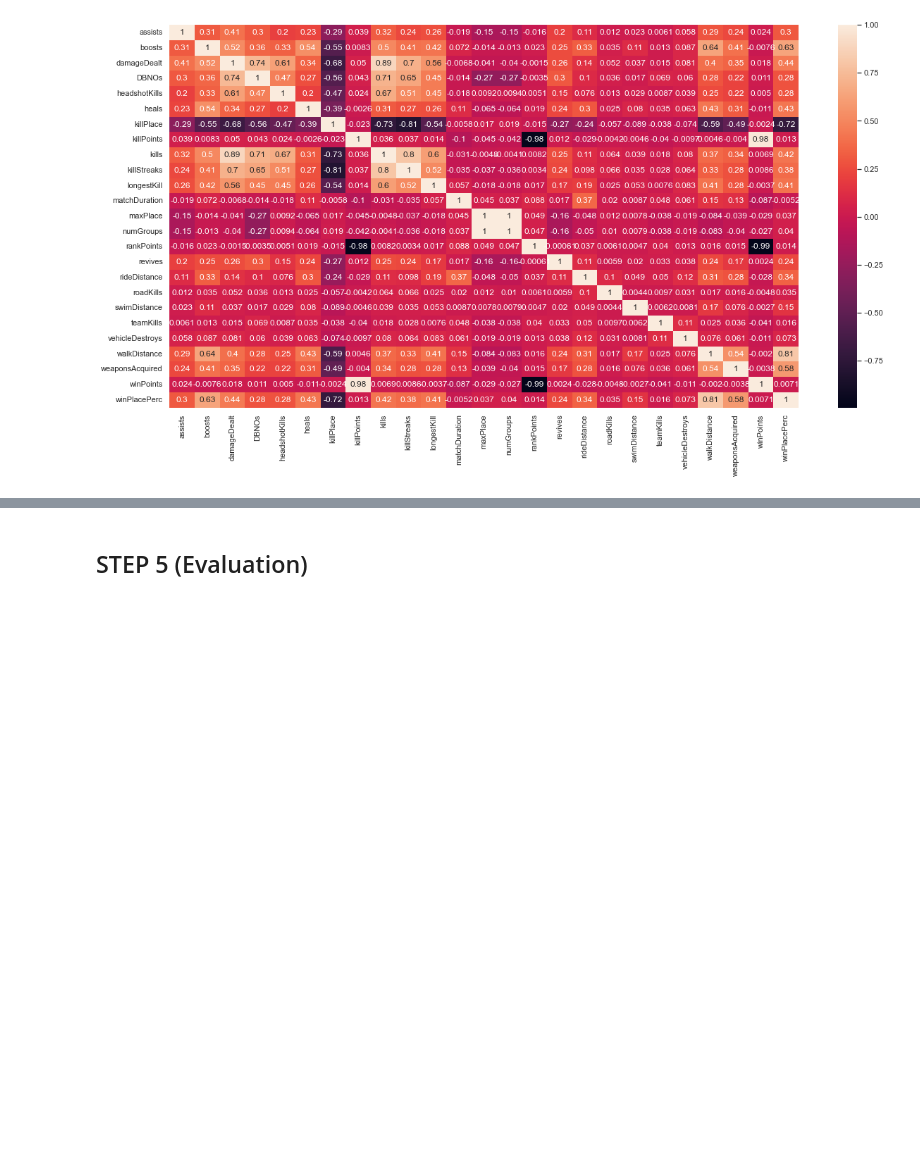
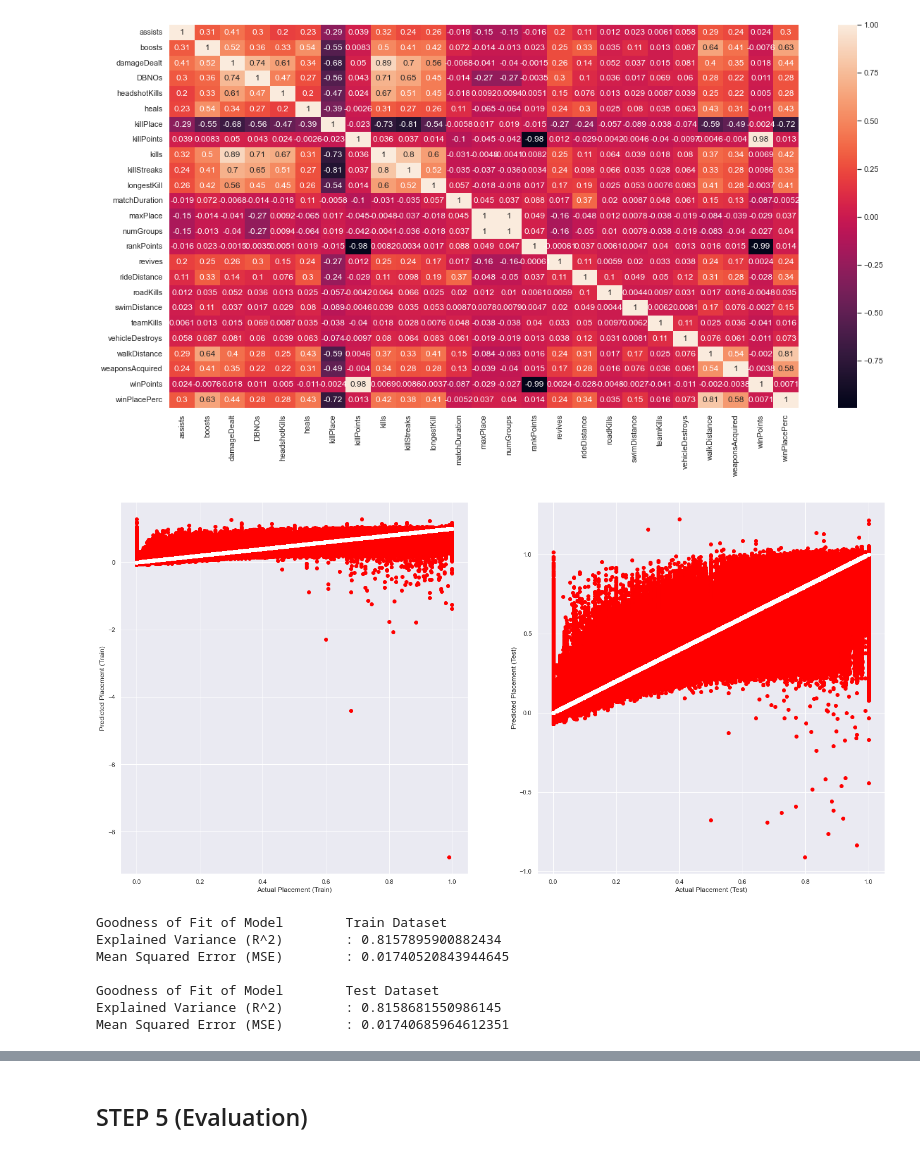
Before and after one commit to yehezkielermanto/AnalysisPUBGDataMining, a Jupyter notebook: AnalysisPUBG.ipynb, the cells around one changed output, grey strips where cells are left out. Drawn from its saved outputs; the diff is of its cells as text; code cells hidden in the pictures; blank space fills up the shorter version.

```diff
--- a/AnalysisPUBG.ipynb
+++ b/AnalysisPUBG.ipynb
@@ -214,3 +214,56 @@ sb.heatmap(df.corr(), annot=True)
 # %% [output]
 <AxesSubplot:>
 [figure]
+# %%
+from sklearn.metrics import mean_squared_error
+from sklearn.metrics import r2_score
+from sklearn.model_selection import train_test_split
+from sklearn.linear_model import LinearRegression
+from sklearn.preprocessing import PolynomialFeatures
+from numpy.polynomial.polynomial import polyfit
+
+columns = df[['boosts', 'killPlace','walkDistance', 'weaponsAcquired',]]
+
+X = columns
+y = df['winPlacePerc']
+split_size = 0.25
+
+X_train, X_test,y_train,y_test= train_test_split(X, y, test_size = split_size)
+
+poly = PolynomialFeatures(degree=2)
+linreg = LinearRegression()
+linreg.fit(poly.fit_transform(X_train), y_train)
+y_pred_train = linreg.predict(poly.fit_transform(X_train))
+y_pred_test = linreg.predict(poly.fit_transform(X_test))
+# %%
+f, axes = plt.subplots(1, 2, figsize=(24, 12))
+axes[0].scatter(y_train, y_pred_train, color='red')
+axes[0].scatter(y_train, y_train, color='white')
+axes[0].set_xlabel("Actual Placement (Train)")
+axes[0].set_ylabel("Predicted Placement (Train)")
+axes[1].scatter(y_test, y_pred_test,color='red')
+axes[1].scatter(y_test, y_test,color='white')
+axes[1].set_xlabel("Actual Placement (Test)")
+axes[1].set_ylabel("Predicted Placement (Test)")
+
+plt.show()
+
+# Check the Goodness of Fit (on Train Data)
+print("Goodness of Fit of Model \tTrain Dataset")
+print("Explained Variance (R^2) \t:", linreg.score(poly.fit_transform(X_train), y_train))
+print("Mean Squared Error (MSE) \t:", mean_squared_error(y_train, y_pred_train))
+print()
+
+# Check the Goodness of Fit (on Test Data)
+print("Goodness of Fit of Model \tTest Dataset")
+print("Explained Variance (R^2) \t:", linreg.score(poly.fit_transform(X_test), y_test))
+print("Mean Squared Error (MSE) \t:", mean_squared_error(y_test, y_pred_test))
+# %% [output]
+[figure, added]
+Goodness of Fit of Model        Train Dataset
+Explained Variance (R^2)        : 0.8157895900882434
+Mean Squared Error (MSE)        : 0.01740520843944645
+
+Goodness of Fit of Model        Test Dataset
+Explained Variance (R^2)        : 0.8158681550986145
+Mean Squared Error (MSE)        : 0.01740685964612351
```
Also changed, not shown: parts of 4 cells of this notebook, 1 other file.
